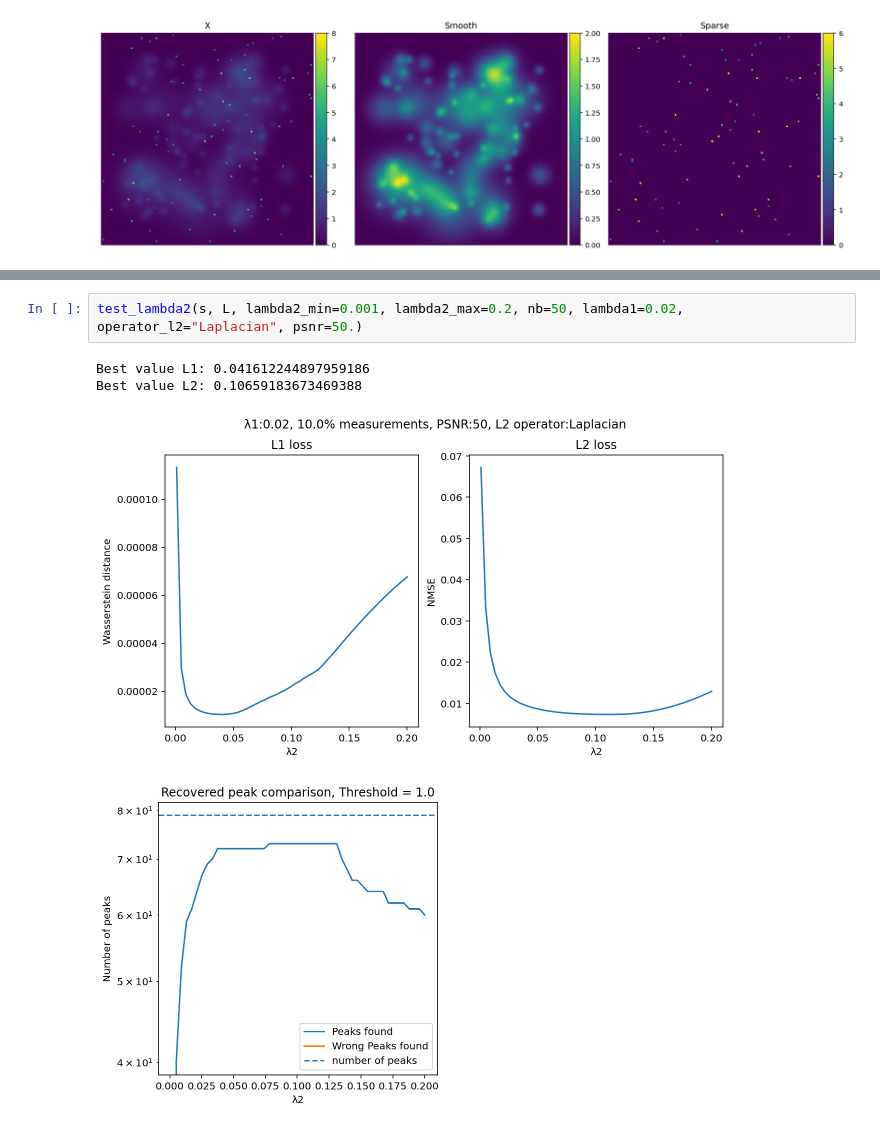
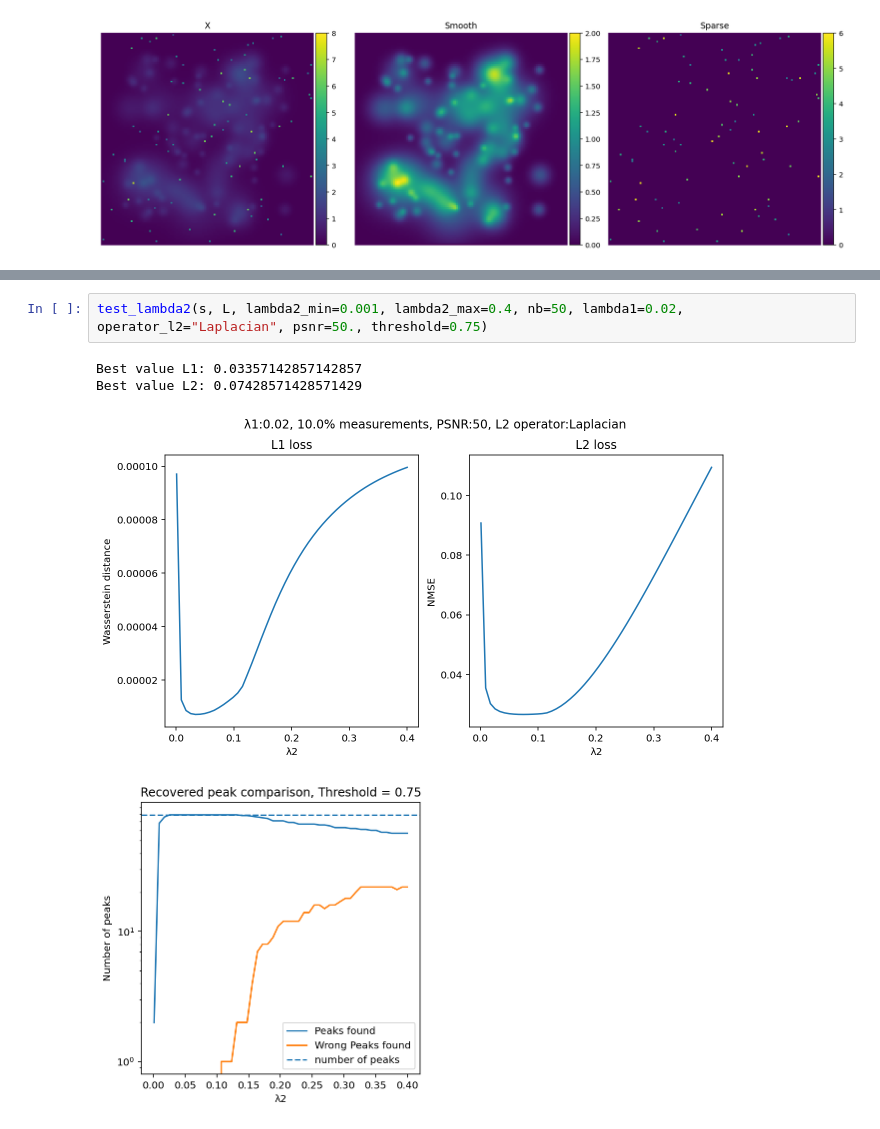
Before and after one commit to David-Chavess/Sparse-smooth-signal, a Jupyter notebook: Presentation.ipynb, the cells around one changed output, grey strips where cells are left out. Cells and saved outputs as stored; diff of their text form.

```diff
--- a/Presentation.ipynb
+++ b/Presentation.ipynb
@@ -67,10 +79,10 @@ Best value for L2 penalty: 0.009122448979591836
 # %%
-test_lambda2(s, L, lambda2_min=0.001, lambda2_max=0.2, nb=50, lambda1=0.02, operator_l2="Laplacian", psnr=50.)
+test_lambda2(s, L, lambda2_min=0.001, lambda2_max=0.4, nb=50, lambda1=0.02, operator_l2="Laplacian", psnr=50., threshold=0.75)
 # %% [output]
-Best value L1: 0.041612244897959186
-Best value L2: 0.10659183673469388
+Best value L1: 0.03357142857142857
+Best value L2: 0.07428571428571429
-[figure, old version]
+[figure, new version]
-[figure, old version]
+[figure, new version]
 # %%
 s.psnr = 30.
 x1, x2 = solve(s, l1, l2, get_L2_operator(d, "Laplacian"))
```
Also changed, not shown: parts of 17 cells of this notebook.
